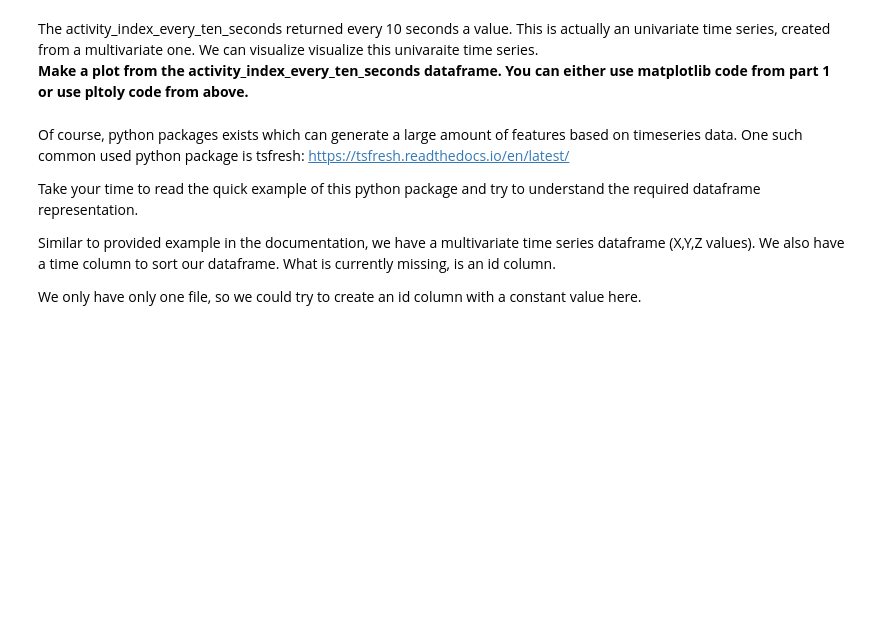
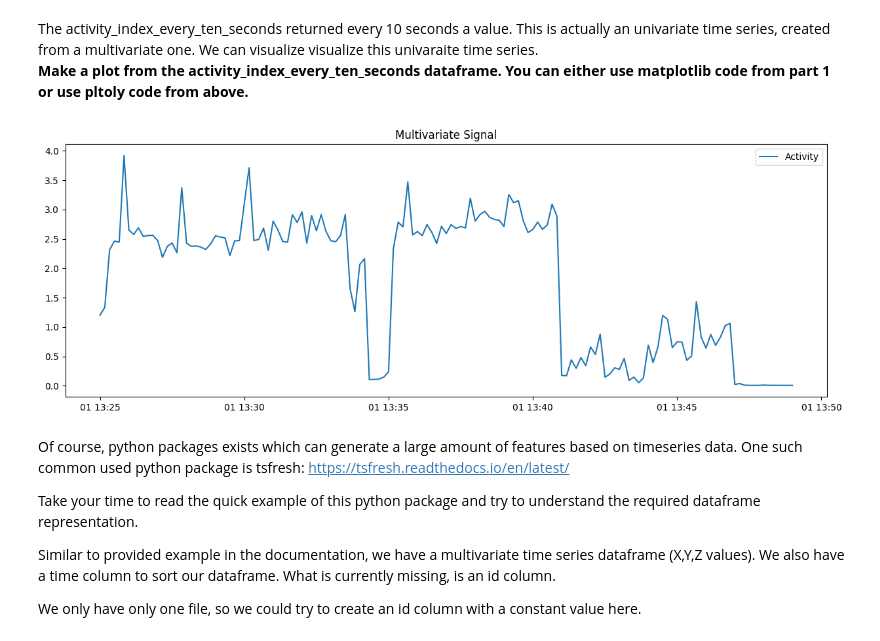
Before and after one commit to cesarz10/Data-Analytics-Healthcare, a Jupyter notebook: Lab_3_mobile/Lab_3_Mobile.ipynb, the cells around one changed output. Saved outputs shown, nothing was run; the diff lists cells and outputs as text; code cells hidden in the pictures; blank space fills up the shorter version.

```diff
--- a/Lab_3_mobile/Lab_3_Mobile.ipynb
+++ b/Lab_3_mobile/Lab_3_Mobile.ipynb
@@ -460,0 +478,6 @@ df['elapsed_seconds'] = # YOUR CODE HERE
+# %%
+elapsed_min1 = np.cumsum(np.diff(pd.to_datetime(df['time'])))
+df.drop(df.tail(1).index,inplace=True) # drop last row
+df['elapsed_seconds'] = elapsed_min1
+df['elapsed_seconds'] = df['elapsed_seconds'].dt.seconds
+df
@@ -504,8 +561,8 @@ def calc_activity_index(dataframe, channels=['x','y','z']):
     :param signal_df: dataframe housing desired sensor signals
     :param channels: channels of signal to compute activity index
     """
-
-    activity_index =  # YOUR CODE HERE
+    vars = [np.var(dataframe[channel]) for channel in channels]
+    activity_index = np.sqrt(1/3 * np.sum(vars))
 
     return activity_index
 # %% [markdown]
@@ -542,5 +600,6 @@ Of course, the activity index could vary over time within our dataframes and it
 **Calculate the activity index on windows with a frequency of 10 seconds. You will need a UTC timestamp index to select these windows. If you didn't create this timestamp in the past, you can do it here.**
 # %%
 # make a utc time index (optional)
-df['utc_time'] = # YOUR CODE HERE
+df['utc_time'] = pd.to_datetime(df['time'])
 df.index = df['utc_time']
+df
@@ -547,6 +621,6 @@ df.index = df['utc_time']
 # %%
 # make groups with frequency 10s
-ten_seconds_groups = # YOUR CODE HERE
+ten_seconds_groups = df.groupby(pd.Grouper(origin='start', freq='10S'))
 
 # apply the activity index calculation to the windows
 activity_index_every_ten_seconds = ten_seconds_groups.apply(calc_activity_index)
@@ -560,3 +645,12 @@ raise NotImplementedError()
+# %%
+fig, axes = plt.subplots(1, figsize=(15, 5))
+
+axes.plot(activity_index_every_ten_seconds, label='Activity')
+axes.set_title("Multivariate Signal")
+axes.legend()
+plt.show()
+# %% [output]
+[figure, added]
 # %% [markdown]
 Of course, python packages exists which can generate a large amount of features based on timeseries data.
 One such common used python package is tsfresh: https://tsfresh.readthedocs.io/en/latest/
```
Also changed, not shown: parts of 24 cells of this notebook.
